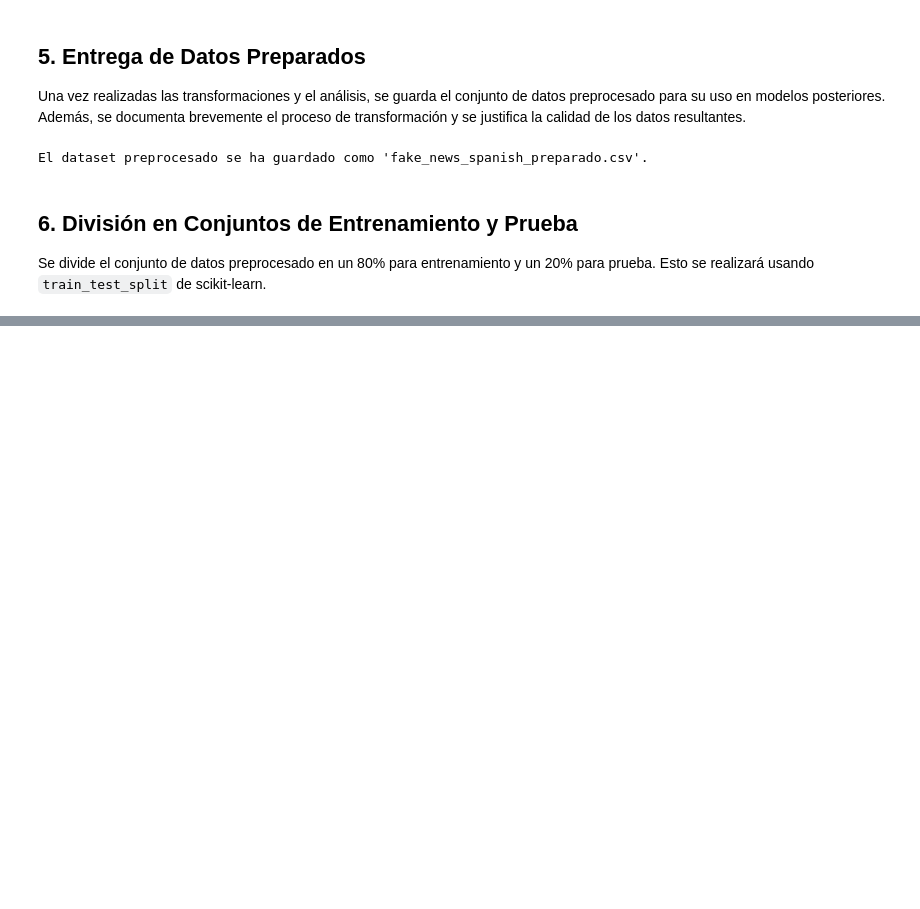
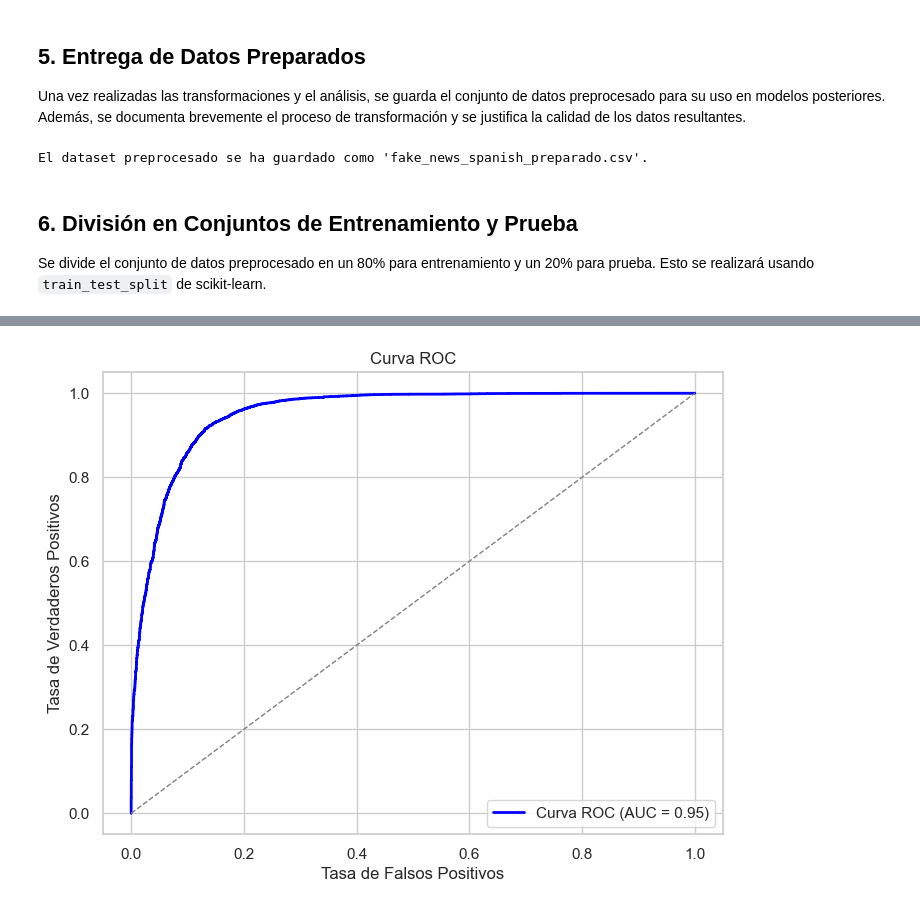
Before and after one commit to GROUP-BI/Proyecto1, a Jupyter notebook: Proyecto1_BI.ipynb, the cells around one changed output, grey strips where cells are left out. Saved outputs shown, nothing was run; the diff lists cells and outputs as text; code cells hidden in the pictures; blank space fills up the shorter version.

Commit message:
Regresion logistica

```diff
--- a/Proyecto1_BI.ipynb
+++ b/Proyecto1_BI.ipynb
@@ -263,0 +301,13 @@ Dimensiones del conjunto de prueba: (11324, 8)
+# %%
+from sklearn.feature_extraction.text import TfidfVectorizer
+
+# Inicializar el vectorizador. Se limita el número máximo de características para evitar alta dimensionalidad.
+vectorizer = TfidfVectorizer(max_features=10000)
+
+# Ajustar el vectorizador sobre el conjunto de entrenamiento y transformar ambos conjuntos
+X_train_tfidf = vectorizer.fit_transform(train['text'])
+X_test_tfidf = vectorizer.transform(test['text'])
+
+# Verificar la forma de las matrices resultantes
+print('Forma de X_train_tfidf:', X_train_tfidf.shape)
+print('Forma de X_test_tfidf:', X_test_tfidf.shape)
@@ -263,0 +321,12 @@ Dimensiones del conjunto de prueba: (11324, 8)
+# %%
+from sklearn.linear_model import LogisticRegression
+
+# Extraer la variable target y convertirla a entero
+y_train = train['Label'].astype(int)
+y_test = test['Label'].astype(int)
+
+# Inicializar y entrenar el modelo de Regresión Logística
+model = LogisticRegression(max_iter=1000)
+model.fit(X_train_tfidf, y_train)
+
+print('Modelo entrenado correctamente.')
@@ -263,0 +373,22 @@ Dimensiones del conjunto de prueba: (11324, 8)
+# %%
+from sklearn.metrics import roc_curve, auc
+
+# Obtener las probabilidades de la clase positiva (por ejemplo, noticias falsas)
+y_prob = model.predict_proba(X_test_tfidf)[:, 1]
+
+# Calcular la tasa de verdaderos positivos (TPR) y la tasa de falsos positivos (FPR)
+fpr, tpr, thresholds = roc_curve(y_test, y_prob)
+roc_auc = auc(fpr, tpr)
+
+# Graficar la curva ROC
+plt.figure(figsize=(8,6))
+plt.plot(fpr, tpr, color='blue', lw=2, label=f'Curva ROC (AUC = {roc_auc:.2f})')
+plt.plot([0, 1], [0, 1], color='grey', lw=1, linestyle='--')  # Línea de referencia (modelo aleatorio)
+plt.xlabel('Tasa de Falsos Positivos')
+plt.ylabel('Tasa de Verdaderos Positivos')
+plt.title('Curva ROC')
+plt.legend(loc="lower right")
+plt.grid(True)
+plt.show()
+# %% [output]
+[figure, added]
```
Also changed, not shown: parts of 9 cells of this notebook.
